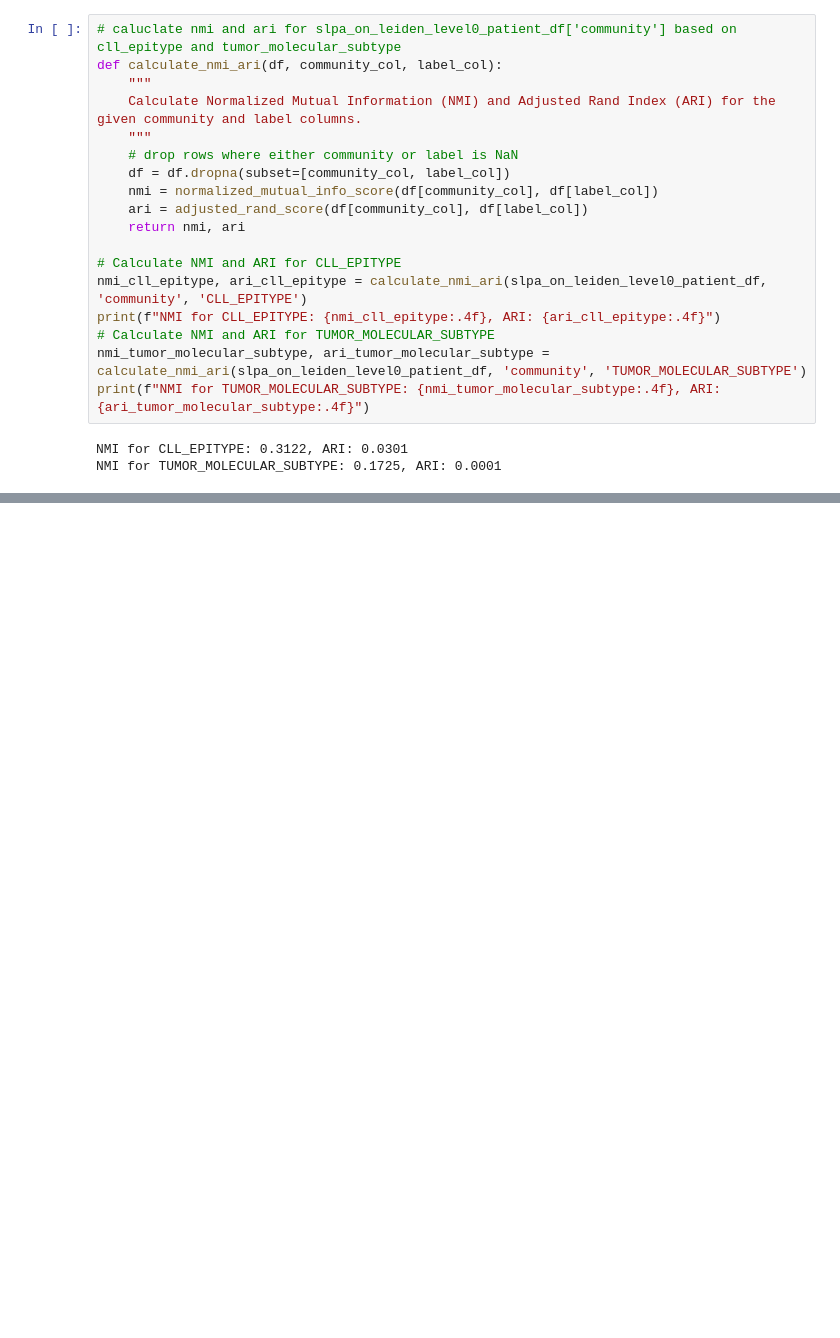
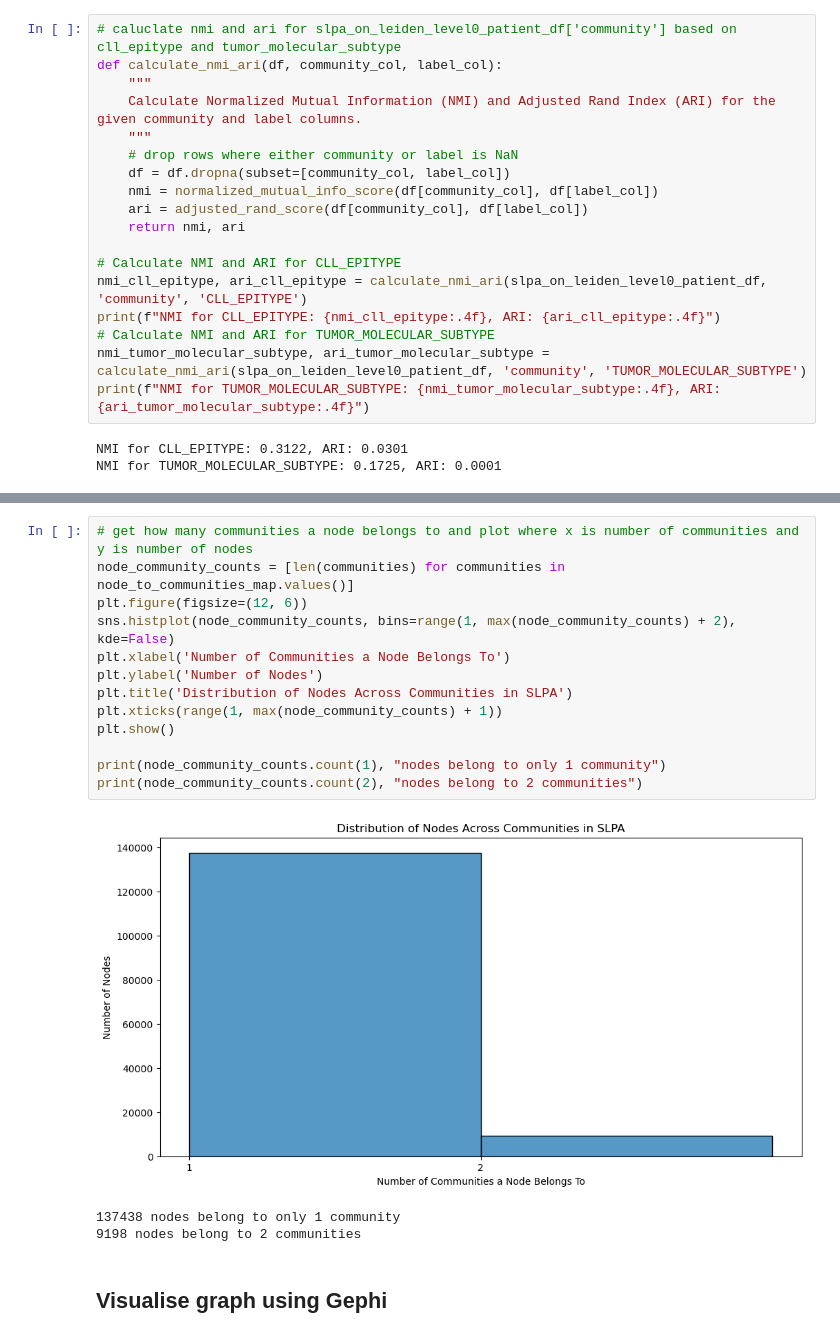
Before and after one commit to MahikaJaguste/msc-thesis, a Jupyter notebook: community/cdlib-analysis.ipynb, the cells around one changed output, grey strips where cells are left out. Drawn from its saved outputs; the diff is of its cells as text; blank space fills up the shorter version.

```diff
--- a/community/cdlib-analysis.ipynb
+++ b/community/cdlib-analysis.ipynb
@@ -540,0 +684,19 @@ NMI for TUMOR_MOLECULAR_SUBTYPE: 0.1725, ARI: 0.0001
+# %%
+# get how many communities a node belongs to and plot where x is number of communities and y is number of nodes
+node_community_counts = [len(communities) for communities in node_to_communities_map.values()]
+plt.figure(figsize=(12, 6))
+sns.histplot(node_community_counts, bins=range(1, max(node_community_counts) + 2), kde=False)
+plt.xlabel('Number of Communities a Node Belongs To')
+plt.ylabel('Number of Nodes')
+plt.title('Distribution of Nodes Across Communities in SLPA')
+plt.xticks(range(1, max(node_community_counts) + 1))
+plt.show()
+
+print(node_community_counts.count(1), "nodes belong to only 1 community")
+print(node_community_counts.count(2), "nodes belong to 2 communities")
+# %% [output]
+[figure, added]
+137438 nodes belong to only 1 community
+9198 nodes belong to 2 communities
+# %% [markdown]
+## Visualise graph using Gephi
```
Also changed, not shown: parts of 24 cells of this notebook.
